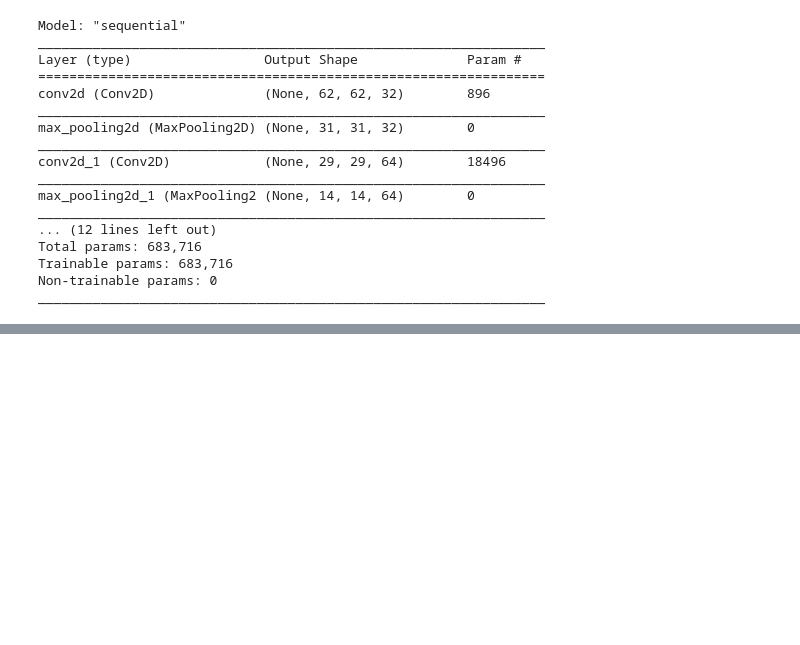
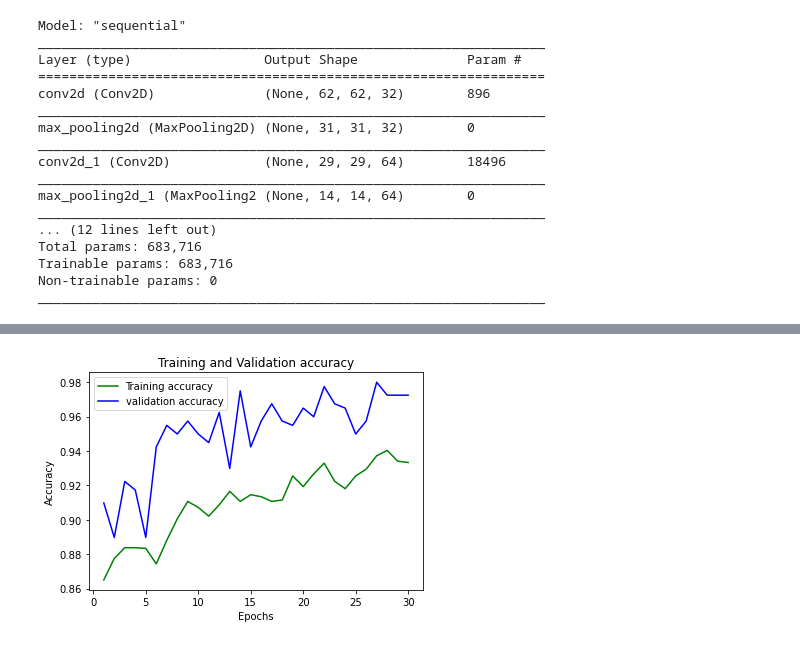
Before and after one commit to Albertojd/architectural-style, a Jupyter notebook: CNN.ipynb, the cells around one changed output, grey strips where cells are left out. Saved outputs shown, nothing was run; the diff lists cells and outputs as text; code cells hidden in the pictures; blank space fills up the shorter version.

```diff
--- a/CNN.ipynb
+++ b/CNN.ipynb
@@ -73,6 +73,6 @@ _________________________________________________________________
 model.compile(optimizer = 'adam', loss = tf.keras.losses.SparseCategoricalCrossentropy(
     from_logits=False, reduction="auto", name="sparse_categorical_crossentropy"), metrics = ['accuracy'])
 # %%
-model.fit(x = training_set, validation_data = test_set, epochs = 30)
+history = model.fit(x = training_set, validation_data = test_set, epochs = 30)
 # %% [output]
 Epoch 1/30
@@ -96,0 +95,13 @@ Epoch 30/30
+# %%
+acc_train = history.history['accuracy']
+acc_val = history.history['val_accuracy']
+epochs = range(1,31)
+plt.plot(epochs, acc_train, 'g', label='Training accuracy')
+plt.plot(epochs, acc_val, 'b', label='validation accuracy')
+plt.title('Training and Validation accuracy')
+plt.xlabel('Epochs')
+plt.ylabel('Accuracy')
+plt.legend()
+plt.show()
+# %% [output]
+[figure, added]
```
Also changed, not shown: parts of 5 cells of this notebook, 29 other files.
